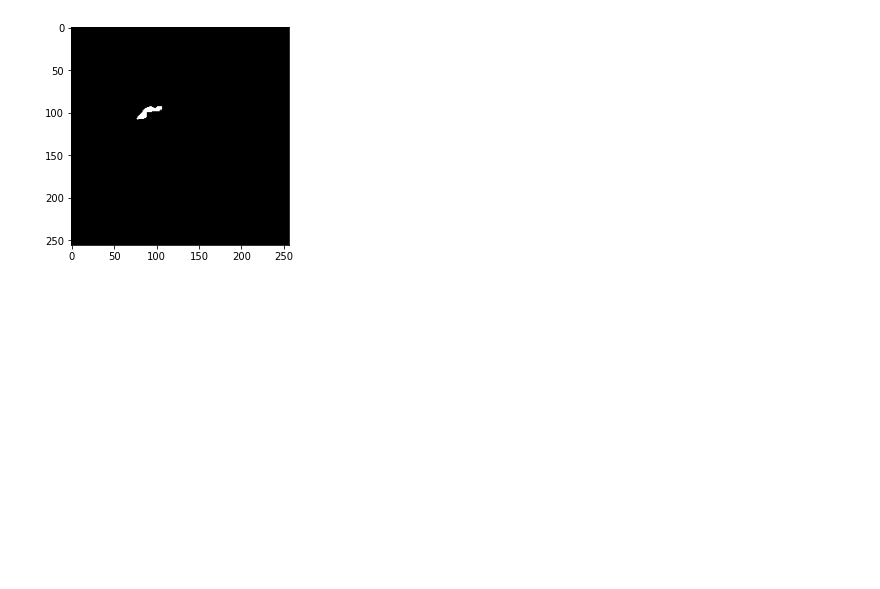
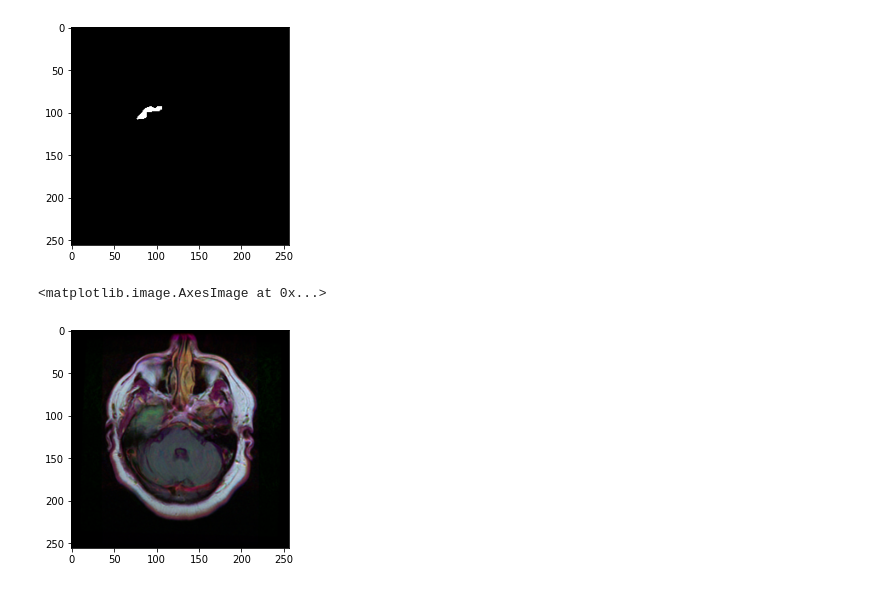
Before and after one commit to Priyo-prog/Artificial-Intelligence-Projects, a Jupyter notebook: Healthcare AI/healthcare_ai.ipynb, the cells around one changed output. Cells and saved outputs as stored; diff of their text form; code cells hidden in the pictures; blank space fills up the shorter version.

```diff
--- a/Healthcare AI/healthcare_ai.ipynb
+++ b/Healthcare AI/healthcare_ai.ipynb
@@ -191,3 +191,8 @@ plt.imshow(img)
 # %% [output]
 <matplotlib.image.AxesImage at 0x...>
 [figure]
+# %%
+plt.imshow(cv2.imread(brain_df.image_path[623]))
+# %% [output]
+<matplotlib.image.AxesImage at 0x...>
+[figure, added]
```
Also changed, not shown: parts of 1 cell of this notebook.
